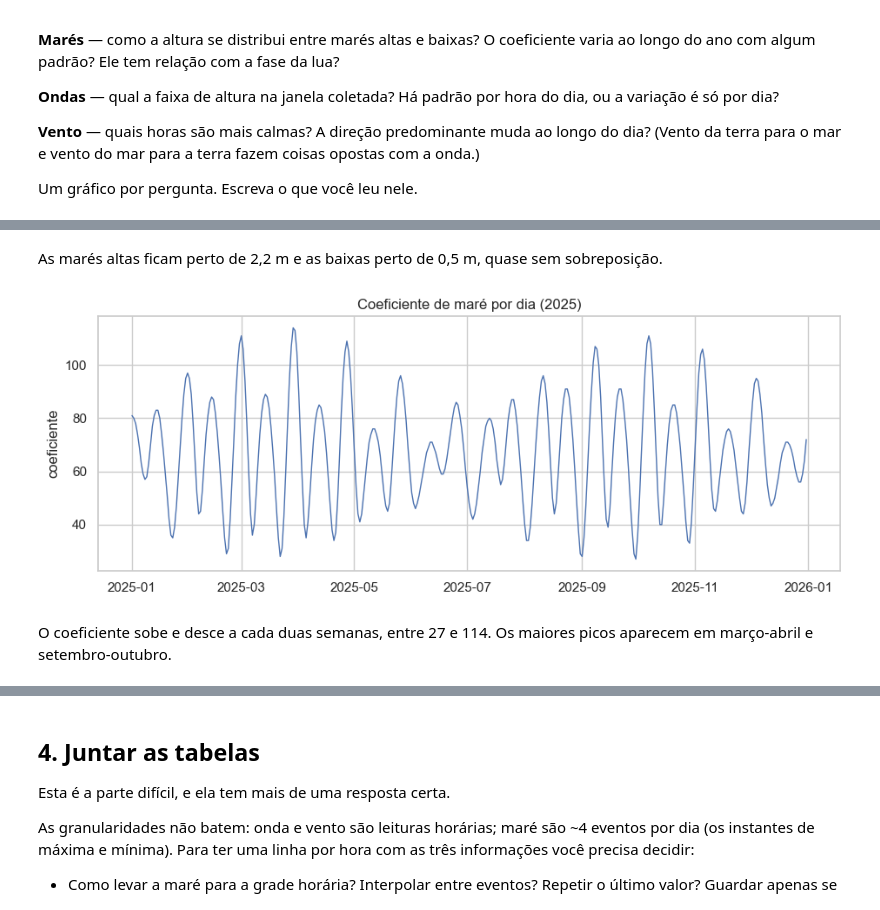
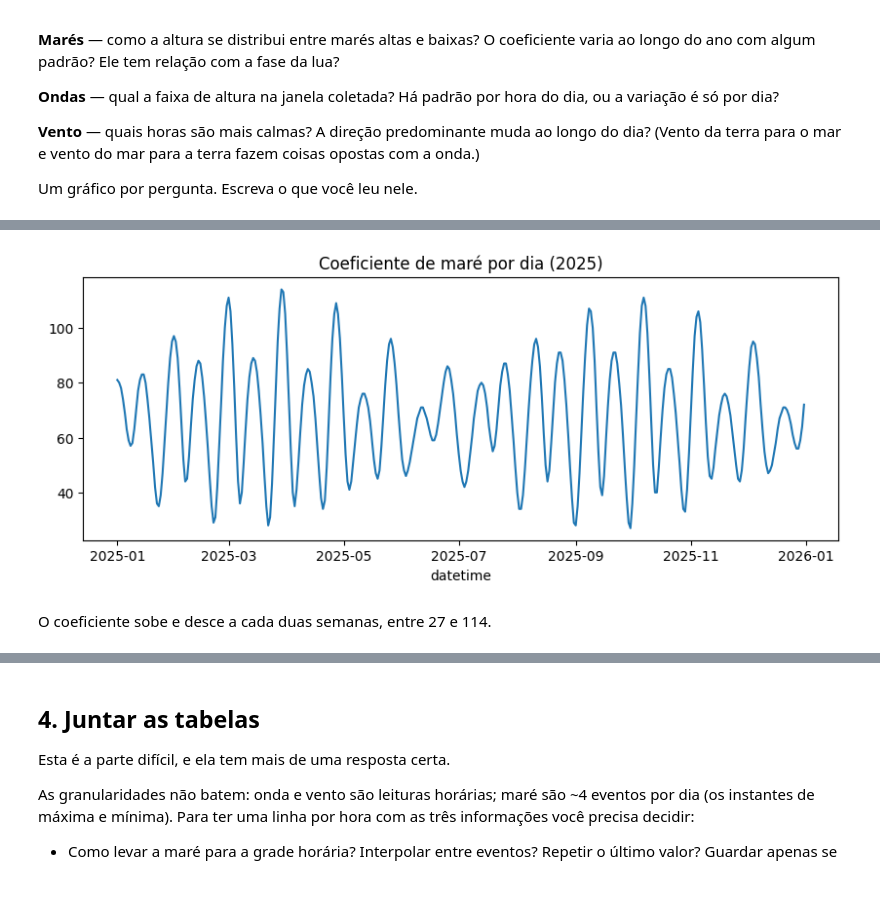
Before and after one commit to matheuscbrito/miniprojeto2, a Jupyter notebook: notebooks/eda.ipynb, the cells around one changed output, grey strips where cells are left out. Saved outputs shown, nothing was run; the diff lists cells and outputs as text; code cells hidden in the pictures.

```diff
--- a/notebooks/eda.ipynb
+++ b/notebooks/eda.ipynb
@@ -11,16 +11,12 @@ cada uma com código e, no fim, em texto. Acrescente seções se quiser.
 from pathlib import Path
 
 import matplotlib.pyplot as plt
-import numpy as np
 import pandas as pd
 import seaborn as sns
 
 DIR_RAW = Path("..") / "data" / "raw"
 DIR_PROC = Path("..") / "data" / "processed"
 DIR_PROC.mkdir(parents=True, exist_ok=True)
-
-sns.set_theme(style="whitegrid", context="notebook")
-pd.set_option("display.width", 120)
 # %% [markdown]
 ## 1. Carregar os CSVs
 
@@ -82,24 +55,3 @@ Deixe cada tabela num estado em que dá para confiar.
 - Decimais: o site usa vírgula. Isso já foi resolvido na Etapa 1 ou sobrou aqui?
 - O que fazer com nulos: descartar a linha, preencher, ou manter e documentar?
 - Duplicatas: existem? De onde vieram?
-# %%
-def com_datetime(df):
-    df = df.copy()
-    df["datetime"] = pd.to_datetime(df["data"] + " " + df["hora"], format="%Y-%m-%d %H:%M")
-    return df.drop(columns=["data", "hora"])
-
-mares = com_datetime(mares).drop_duplicates()
-mares_prev = com_datetime(mares_prev).drop_duplicates()
-ondas = com_datetime(ondas).drop_duplicates()
-vento = com_datetime(vento).drop_duplicates()
-
-ROSA = {d: i * 22.5 for i, d in enumerate(
-    ["N", "NNE", "NE", "ENE", "E", "ESE", "SE", "SSE",
-     "S", "SSO", "SO", "OSO", "O", "ONO", "NO", "NNO"])}
-for df in (ondas, vento):
-    desconhecidas = set(df["direcao"]) - set(ROSA)
-    print("direções fora da rosa dos ventos:", desconhecidas or "nenhuma")
-    df["direcao_graus"] = df["direcao"].map(ROSA)
-
-print("Direções de onda:", sorted(ondas["direcao"].unique(), key=ROSA.get))
-print("Direções de vento:", sorted(vento["direcao"].unique(), key=ROSA.get))
@@ -138,0 +58,11 @@ Data e hora viraram uma coluna só e as direções viraram ângulos. A onda vem
+# %%
+def juntar_data_hora(tabela):
+    tabela = tabela.copy()
+    tabela["datetime"] = pd.to_datetime(tabela["data"] + " " + tabela["hora"])
+    return tabela.drop(columns=["data", "hora"])
+
+mares = juntar_data_hora(mares)
+mares_previsao = juntar_data_hora(mares_previsao)
+ondas = juntar_data_hora(ondas)
+vento = juntar_data_hora(vento)
+ondas.head()
@@ -170,12 +95,8 @@ display(mares.groupby("tipo")["altura_m"].describe().round(2))
-# %% [markdown]
-As marés altas ficam perto de 2,2 m e as baixas perto de 0,5 m, quase sem sobreposição.
 # %%
-diario = mares.assign(dia=mares["datetime"].dt.normalize()).groupby("dia")[["coeficiente", "fase_lua"]].first()
-fig, ax = plt.subplots(figsize=(11, 3.8))
-ax.plot(diario.index, diario["coeficiente"], lw=1)
-ax.set(title="Coeficiente de maré por dia (2025)", ylabel="coeficiente")
+dias = mares.groupby(mares["datetime"].dt.date)["coeficiente"].first()
+dias.plot(figsize=(10, 3.5), title="Coeficiente de maré por dia (2025)")
 plt.show()
 # %% [output]
-[figure, old version]
+[figure, new version]
 # %% [markdown]
-O coeficiente sobe e desce a cada duas semanas, entre 27 e 114. Os maiores picos aparecem em março-abril e setembro-outubro.
+O coeficiente sobe e desce a cada duas semanas, entre 27 e 114.
```
Also changed, not shown: parts of 41 cells of this notebook, 2 other files.
